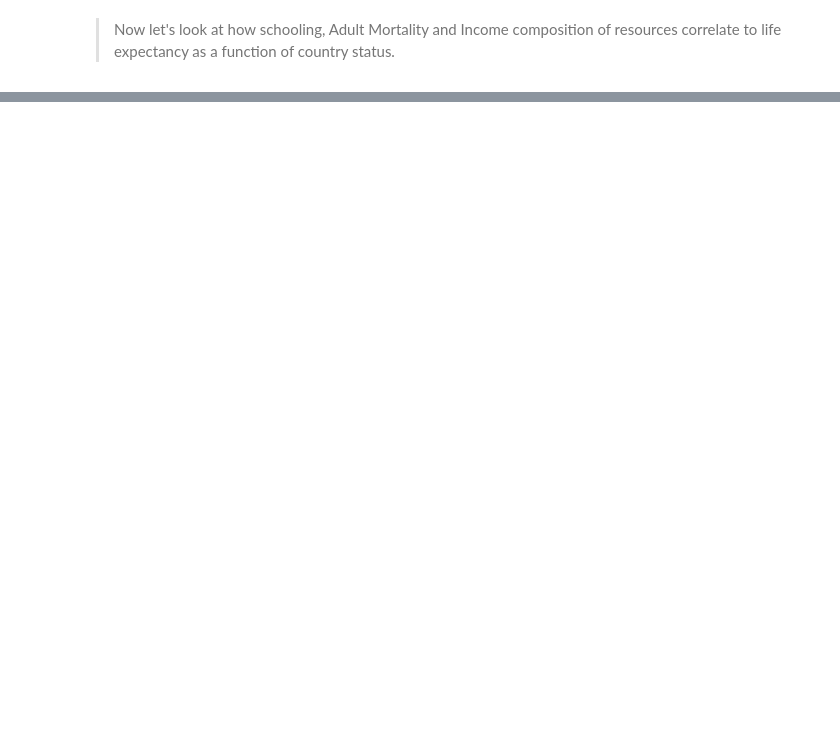
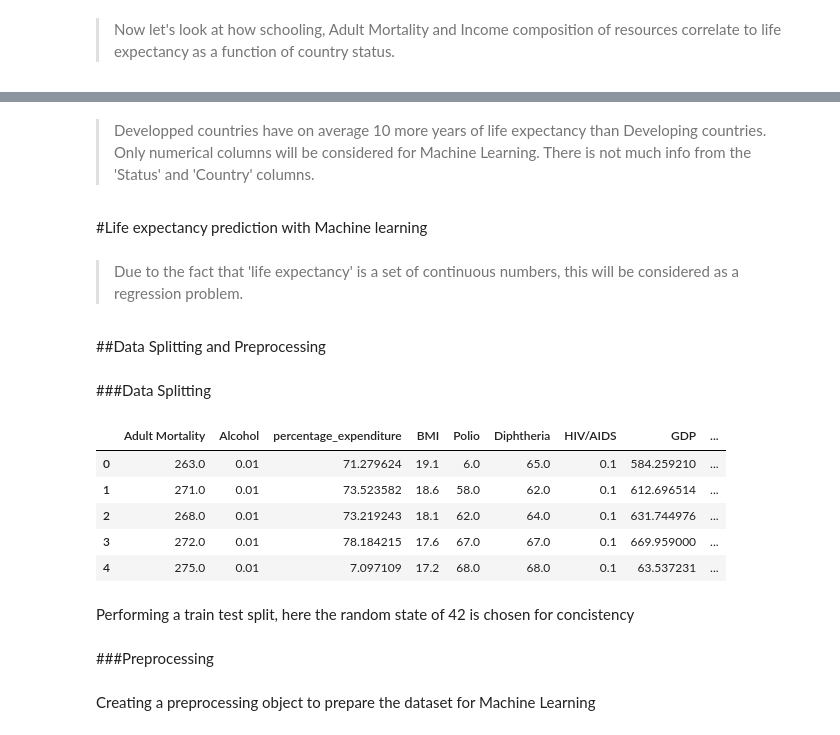
Before and after one commit to AkindeKadjo/Life_Expectancy_prediction, a Jupyter notebook: Life_Expectancy.ipynb, the cells around one changed output, grey strips where cells are left out. Saved outputs shown, nothing was run; the diff lists cells and outputs as text; code cells hidden in the pictures; blank space fills up the shorter version.

```diff
--- a/Life_Expectancy.ipynb
+++ b/Life_Expectancy.ipynb
@@ -277,0 +286,25 @@ sns.scatterplot(ax=axes[2], data=relevant_df, x='Income_composition_of_resources
+# %% [markdown]
+>Developped countries have on average 10 more years of life expectancy than Developing countries. Only numerical columns will be considered for Machine Learning. There is not much info from the 'Status' and 'Country' columns.
+# %% [markdown]
+#Life expectancy prediction with Machine learning
+# %% [markdown]
+>Due to the fact that 'life expectancy' is a set of continuous numbers, this will be considered as a regression problem.
+# %% [markdown]
+##Data Splitting and Preprocessing
+# %% [markdown]
+###Data Splitting
+# %%
+#setting y as a target column being Drug
+y = high_corr_df['Life expectancy']
+#setting X as the feature data, I'll include the rest of the columns
+X = high_corr_df.drop(columns='Life expectancy')
+X.head()
+# %% [output]
+|  | Adult Mortality | Alcohol | percentage_expenditure | BMI | Polio | Diphtheria | HIV/AIDS | GDP | ... |
+| 0 | 263.0 | 0.01 | 71.279624 | 19.1 | 6.0 | 65.0 | 0.1 | 584.259210 | ... |
+| 1 | 271.0 | 0.01 | 73.523582 | 18.6 | 58.0 | 62.0 | 0.1 | 612.696514 | ... |
+| 2 | 268.0 | 0.01 | 73.219243 | 18.1 | 62.0 | 64.0 | 0.1 | 631.744976 | ... |
+| 3 | 272.0 | 0.01 | 78.184215 | 17.6 | 67.0 | 67.0 | 0.1 | 669.959000 | ... |
+| 4 | 275.0 | 0.01 | 7.097109 | 17.2 | 68.0 | 68.0 | 0.1 | 63.537231 | ... |
+# %% [markdown]
+Performing a train test split, here the random state of 42 is chosen for concistency
@@ -277,0 +313,4 @@ sns.scatterplot(ax=axes[2], data=relevant_df, x='Income_composition_of_resources
+# %% [markdown]
+###Preprocessing
+# %% [markdown]
+Creating a preprocessing object to prepare the dataset for Machine Learning
```
Also changed, not shown: parts of 7 cells of this notebook.
